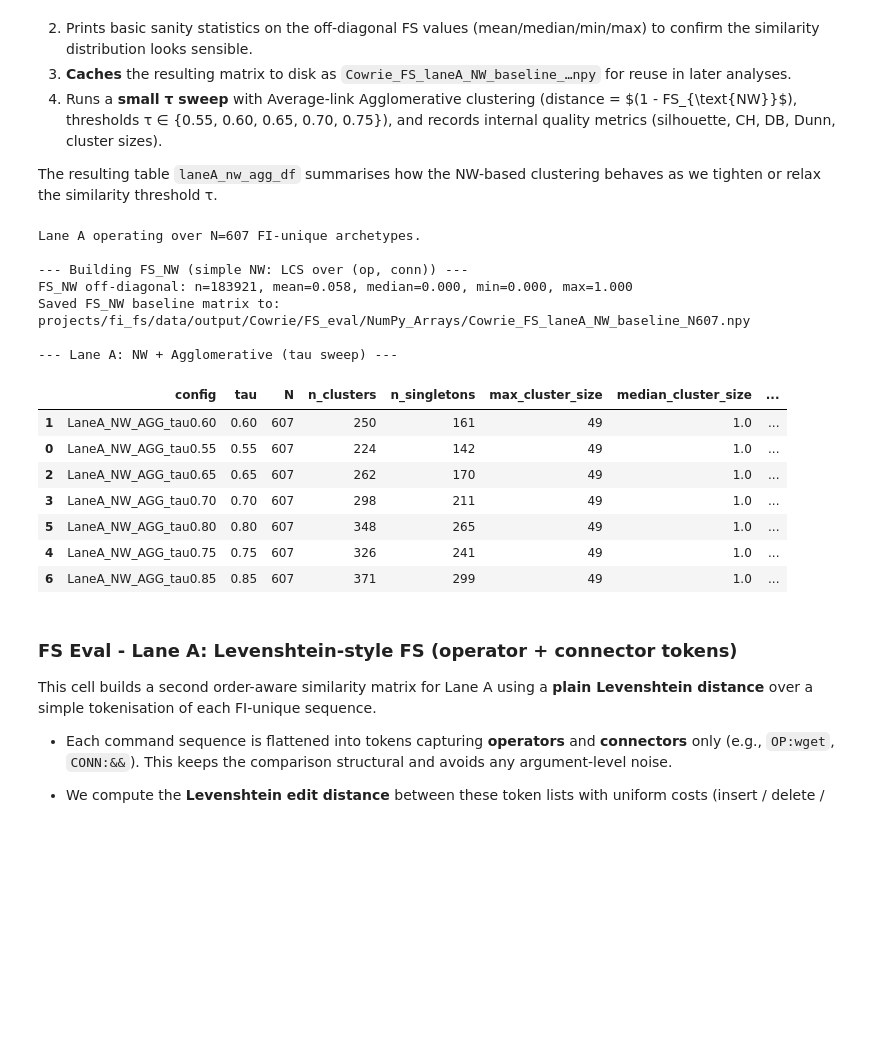
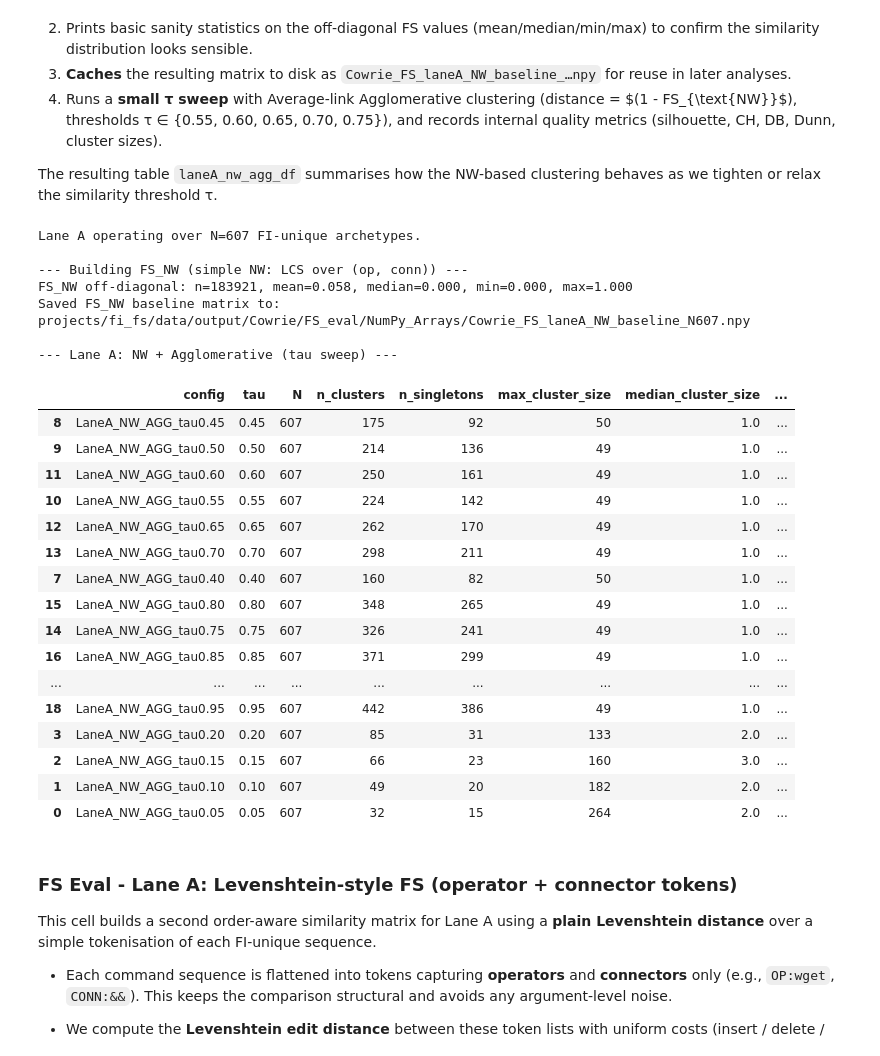
Before and after one commit to LewNew/PhD, a Jupyter notebook: projects/fi_fs/notebooks/FS_Eval.ipynb, the cells around one changed output. Drawn from its saved outputs; the diff is of its cells as text; code cells hidden in the pictures; blank space fills up the shorter version.

```diff
--- a/projects/fi_fs/notebooks/FS_Eval.ipynb
+++ b/projects/fi_fs/notebooks/FS_Eval.ipynb
@@ -513,41 +513,51 @@ print(
 fs_nw_path = FS_NP_ARRAY_DIR / f"{DATASET_NAME}_FS_laneA_NW_baseline_N{len(seqs_unique)}.npy"
 np.save(fs_nw_path, FS_nw)
 
 print("Saved FS_NW baseline matrix to:", fs_nw_path.relative_to(ROOT))
 
 # 3) Small tau sweep with Agglomerative clustering
-taus = [0.55, 0.60, 0.65, 0.70, 0.75, 0.80, 0.85]
+# taus = [0.55, 0.60, 0.65, 0.70, 0.75, 0.80, 0.85]
+taus = np.arange(0.05, 1.0, 0.05)
 
 rows = []
 for tau in taus:
     labels = cluster_agglomerative(FS_nw, tau=tau)
     stats = evaluate_fs_clustering(
         FS_nw,
         labels,
         config_name=f"LaneA_NW_AGG_tau{tau:.2f}",
         tau=tau,
     )
     rows.append(stats)
 
 laneA_nw_agg_df = pd.DataFrame(rows).sort_values("silhouette", ascending=False)
 print("\n--- Lane A: NW + Agglomerative (tau sweep) ---")
 display(laneA_nw_agg_df)
 # %% [output]
 Lane A operating over N=607 FI-unique archetypes.
 
 --- Building FS_NW (simple NW: LCS over (op, conn)) ---
 FS_NW off-diagonal: n=183921, mean=0.058, median=0.000, min=0.000, max=1.000
 Saved FS_NW baseline matrix to: projects/fi_fs/data/output/Cowrie/FS_eval/NumPy_Arrays/Cowrie_FS_laneA_NW_baseline_N607.npy
 
 --- Lane A: NW + Agglomerative (tau sweep) ---
 |  | config | tau | N | n_clusters | n_singletons | max_cluster_size | median_cluster_size | ... |
-| 1 | LaneA_NW_AGG_tau0.60 | 0.60 | 607 | 250 | 161 | 49 | 1.0 | ... |
-| 0 | LaneA_NW_AGG_tau0.55 | 0.55 | 607 | 224 | 142 | 49 | 1.0 | ... |
-| 2 | LaneA_NW_AGG_tau0.65 | 0.65 | 607 | 262 | 170 | 49 | 1.0 | ... |
-| 3 | LaneA_NW_AGG_tau0.70 | 0.70 | 607 | 298 | 211 | 49 | 1.0 | ... |
-| 5 | LaneA_NW_AGG_tau0.80 | 0.80 | 607 | 348 | 265 | 49 | 1.0 | ... |
-| 4 | LaneA_NW_AGG_tau0.75 | 0.75 | 607 | 326 | 241 | 49 | 1.0 | ... |
-| 6 | LaneA_NW_AGG_tau0.85 | 0.85 | 607 | 371 | 299 | 49 | 1.0 | ... |
+| 8 | LaneA_NW_AGG_tau0.45 | 0.45 | 607 | 175 | 92 | 50 | 1.0 | ... |
+| 9 | LaneA_NW_AGG_tau0.50 | 0.50 | 607 | 214 | 136 | 49 | 1.0 | ... |
+| 11 | LaneA_NW_AGG_tau0.60 | 0.60 | 607 | 250 | 161 | 49 | 1.0 | ... |
+| 10 | LaneA_NW_AGG_tau0.55 | 0.55 | 607 | 224 | 142 | 49 | 1.0 | ... |
+| 12 | LaneA_NW_AGG_tau0.65 | 0.65 | 607 | 262 | 170 | 49 | 1.0 | ... |
+| 13 | LaneA_NW_AGG_tau0.70 | 0.70 | 607 | 298 | 211 | 49 | 1.0 | ... |
+| 7 | LaneA_NW_AGG_tau0.40 | 0.40 | 607 | 160 | 82 | 50 | 1.0 | ... |
+| 15 | LaneA_NW_AGG_tau0.80 | 0.80 | 607 | 348 | 265 | 49 | 1.0 | ... |
+| 14 | LaneA_NW_AGG_tau0.75 | 0.75 | 607 | 326 | 241 | 49 | 1.0 | ... |
+| 16 | LaneA_NW_AGG_tau0.85 | 0.85 | 607 | 371 | 299 | 49 | 1.0 | ... |
+| ... | ... | ... | ... | ... | ... | ... | ... | ... |
+| 18 | LaneA_NW_AGG_tau0.95 | 0.95 | 607 | 442 | 386 | 49 | 1.0 | ... |
+| 3 | LaneA_NW_AGG_tau0.20 | 0.20 | 607 | 85 | 31 | 133 | 2.0 | ... |
+| 2 | LaneA_NW_AGG_tau0.15 | 0.15 | 607 | 66 | 23 | 160 | 3.0 | ... |
+| 1 | LaneA_NW_AGG_tau0.10 | 0.10 | 607 | 49 | 20 | 182 | 2.0 | ... |
+| 0 | LaneA_NW_AGG_tau0.05 | 0.05 | 607 | 32 | 15 | 264 | 2.0 | ... |
 # %% [markdown]
 ### FS Eval - Lane A: Levenshtein-style FS (operator + connector tokens)
 
```
Also changed, not shown: parts of 15 cells of this notebook.
